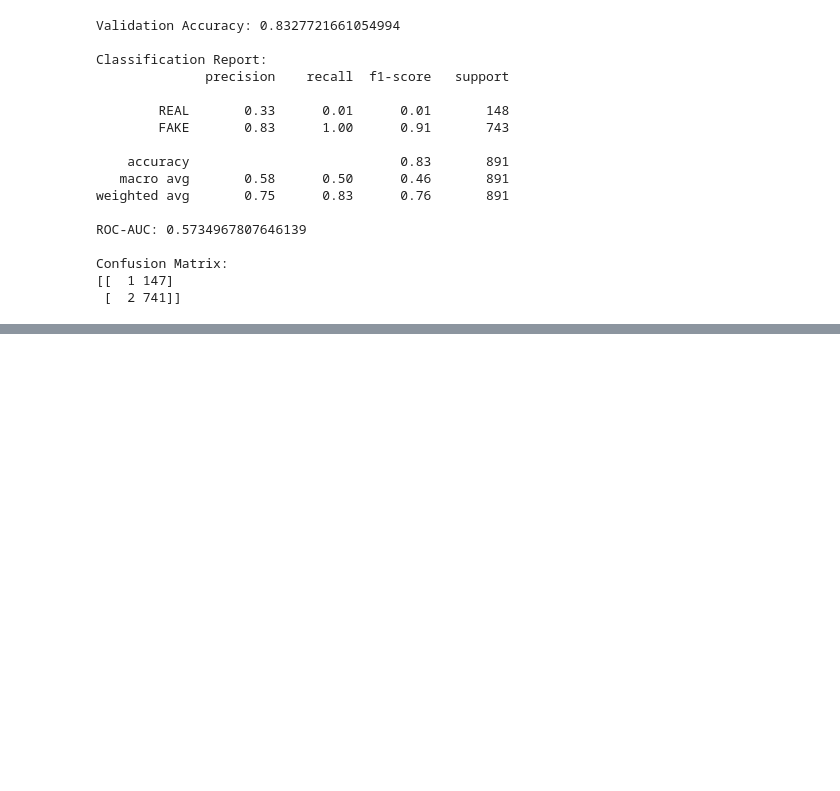
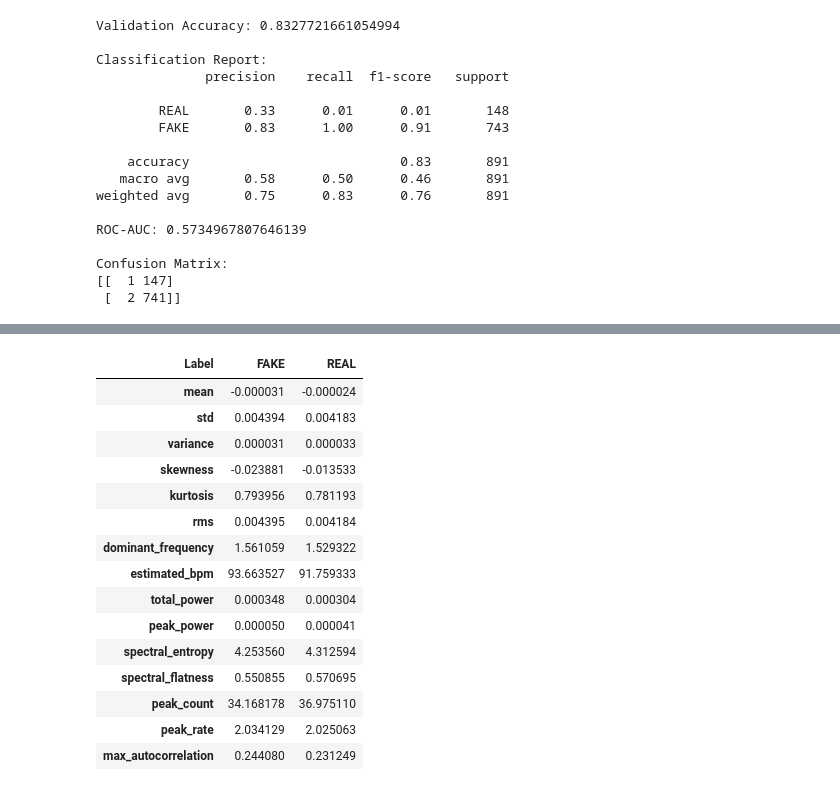
Before and after one commit to Nadantikaa/Deepfake-Video-Classifier-, a Jupyter notebook: deepfakeclassifier-basic.ipynb, the cells around one changed output, grey strips where cells are left out. Drawn from its saved outputs; the diff is of its cells as text; code cells hidden in the pictures; blank space fills up the shorter version.

```diff
--- a/deepfakeclassifier-basic.ipynb
+++ b/deepfakeclassifier-basic.ipynb
@@ -1823,0 +1844,24 @@ Confusion Matrix:
+# %%
+#comparinf feature distrcibution between REAL and FAKE
+comparison = train_features.groupby("Label")[
+    feature_columns
+].mean().T
+
+display(comparison)
+# %% [output]
+| Label | FAKE | REAL |
+| mean | -0.000031 | -0.000024 |
+| std | 0.004394 | 0.004183 |
+| variance | 0.000031 | 0.000033 |
+| skewness | -0.023881 | -0.013533 |
+| kurtosis | 0.793956 | 0.781193 |
+| rms | 0.004395 | 0.004184 |
+| dominant_frequency | 1.561059 | 1.529322 |
+| estimated_bpm | 93.663527 | 91.759333 |
+| total_power | 0.000348 | 0.000304 |
+| peak_power | 0.000050 | 0.000041 |
+| spectral_entropy | 4.253560 | 4.312594 |
+| spectral_flatness | 0.550855 | 0.570695 |
+| peak_count | 34.168178 | 36.975110 |
+| peak_rate | 2.034129 | 2.025063 |
+| max_autocorrelation | 0.244080 | 0.231249 |
```
Also changed, not shown: parts of 15 cells of this notebook.
